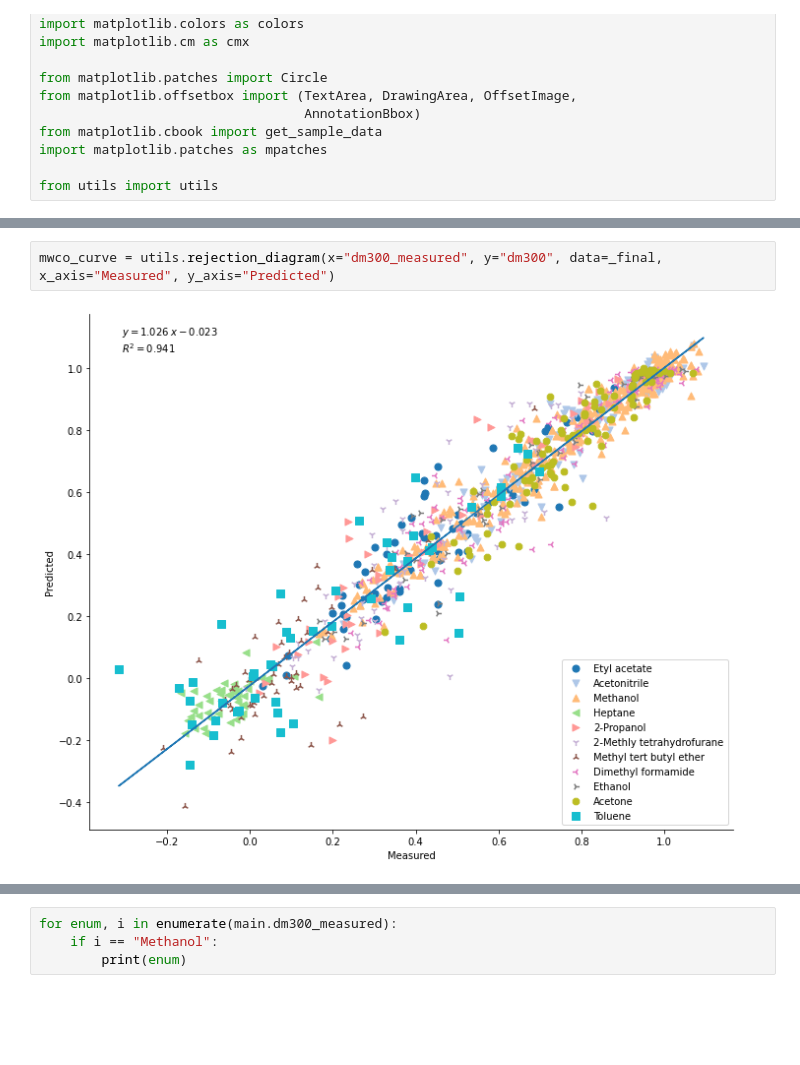
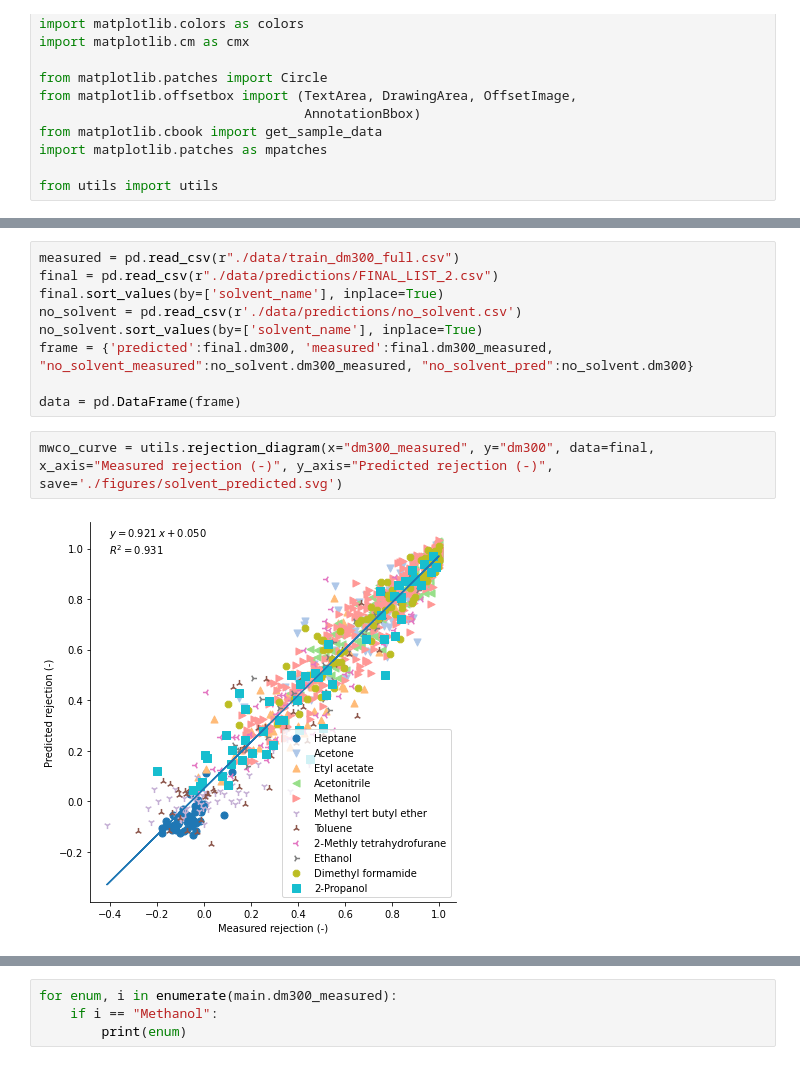
Before and after one commit to ignaczgerg/osn-solvent, a Jupyter notebook: prediction_visualization.ipynb, the cells around one changed output, grey strips where cells are left out. Drawn from its saved outputs; the diff is of its cells as text; blank space fills up the shorter version.

Commit message:
better visualiztions

```diff
--- a/prediction_visualization.ipynb
+++ b/prediction_visualization.ipynb
@@ -52,5 +19,14 @@ lol
+# %%
+measured = pd.read_csv(r"./data/train_dm300_full.csv")
+final = pd.read_csv(r"./data/predictions/FINAL_LIST_2.csv")
+final.sort_values(by=['solvent_name'], inplace=True)
+no_solvent = pd.read_csv(r'./data/predictions/no_solvent.csv')
+no_solvent.sort_values(by=['solvent_name'], inplace=True)
+frame = {'predicted':final.dm300, 'measured':final.dm300_measured, "no_solvent_measured":no_solvent.dm300_measured, "no_solvent_pred":no_solvent.dm300}
+
+data = pd.DataFrame(frame)
 # %%
-mwco_curve = utils.rejection_diagram(x="dm300_measured", y="dm300", data=_final, x_axis="Measured", y_axis="Predicted")
+mwco_curve = utils.rejection_diagram(x="dm300_measured", y="dm300", data=final, x_axis="Measured rejection (-)", y_axis="Predicted rejection (-)", save='./figures/solvent_predicted.svg')
 # %% [output]
-[figure, old version]
+[figure, new version]
 # %%
```
Also changed, not shown: parts of 3 cells of this notebook, 6 other files.
